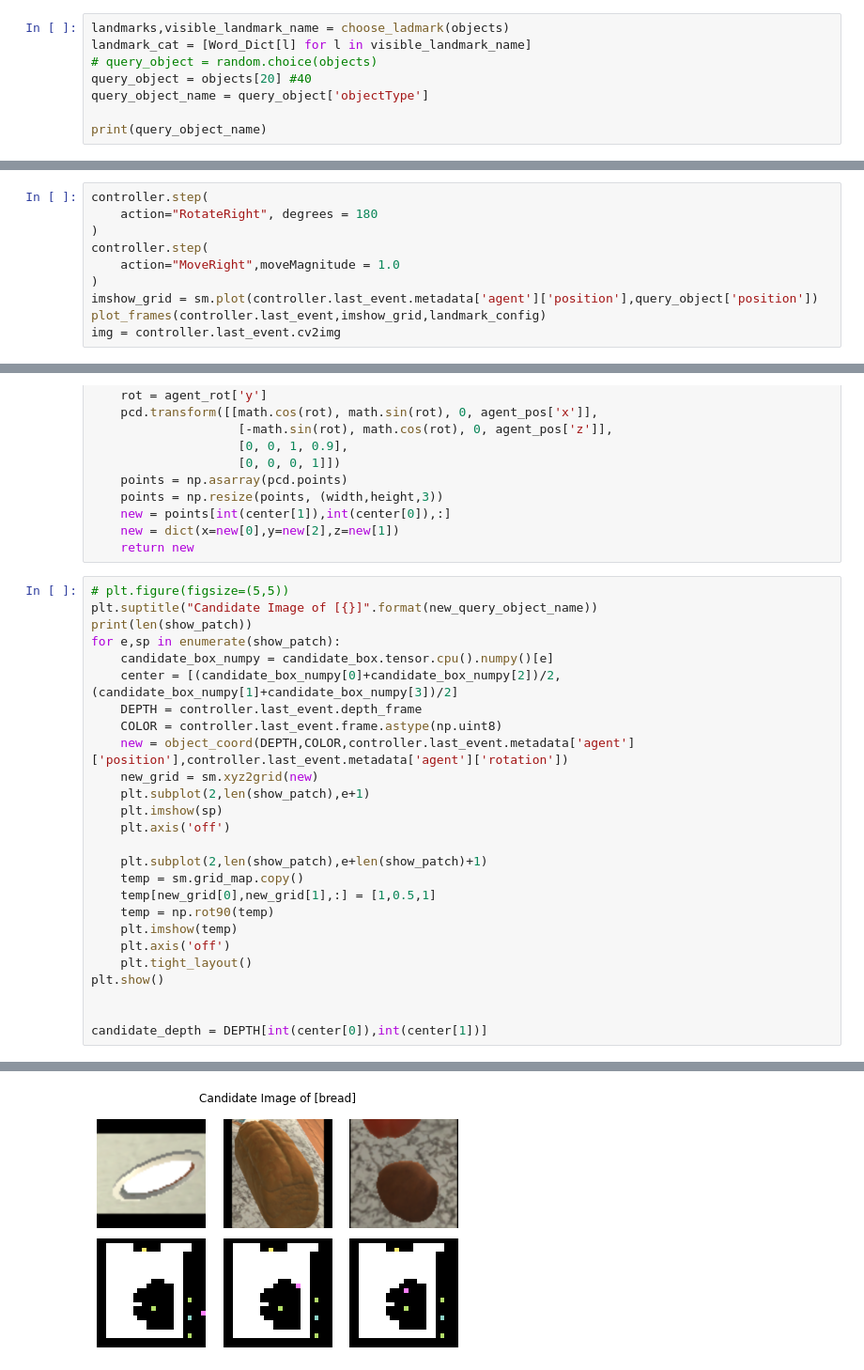
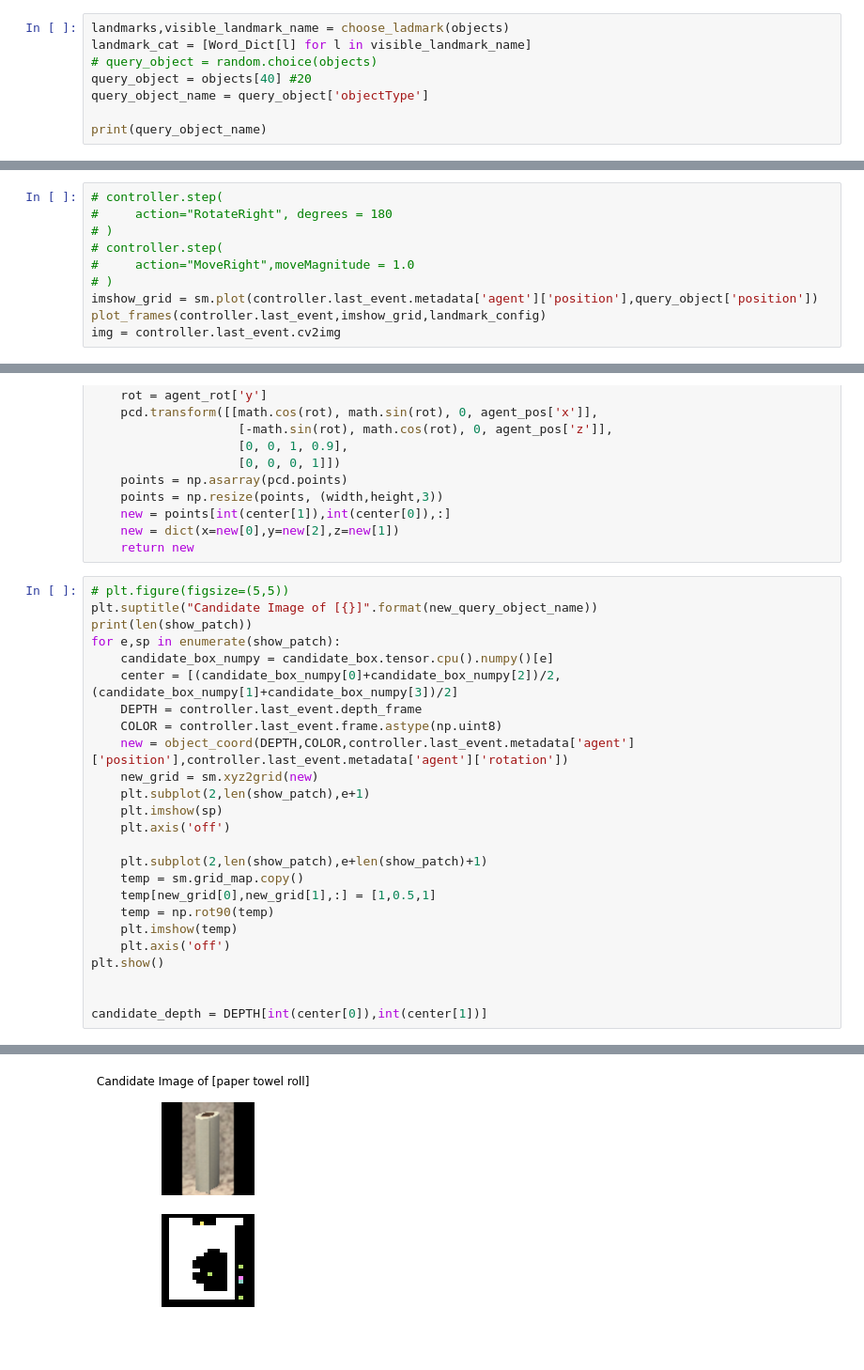
Before and after one commit to jeongeun980906/Zeroshot-Active-VIsual-Search, a Jupyter notebook: Detection.ipynb, the cells around one changed output, grey strips where cells are left out. Shown: that part at 94% size. Saved outputs shown, nothing was run; the diff lists cells and outputs as text; blank space fills up the shorter version.

```diff
--- a/Detection.ipynb
+++ b/Detection.ipynb
@@ -108,7 +108,7 @@ Object Metadata. Not showing objectOrientedBoundingBox, axisAlignedBoundingBox,
 landmarks,visible_landmark_name = choose_ladmark(objects)
 landmark_cat = [Word_Dict[l] for l in visible_landmark_name]
 # query_object = random.choice(objects)
-query_object = objects[20] #40
+query_object = objects[40] #20
 query_object_name = query_object['objectType']
 
 print(query_object_name)
@@ -167,12 +167,12 @@ model.load_state_dict(pretrained_dict)
 
 predictor = DefaultPredictor(cfg,model)
 # %%
-controller.step(
-    action="RotateRight", degrees = 180
-)
-controller.step(
-    action="MoveRight",moveMagnitude = 1.0
-)
+# controller.step(
+#     action="RotateRight", degrees = 180
+# )
+# controller.step(
+#     action="MoveRight",moveMagnitude = 1.0
+# )
 imshow_grid = sm.plot(controller.last_event.metadata['agent']['position'],query_object['position'])
 plot_frames(controller.last_event,imshow_grid,landmark_config)
 img = controller.last_event.cv2img
@@ -360,7 +356,6 @@ for e,sp in enumerate(show_patch):
     temp = np.rot90(temp)
     plt.imshow(temp)
     plt.axis('off')
-    plt.tight_layout()
 plt.show()
 
 
@@ -370 +365 @@ candidate_depth = DEPTH[int(center[0]),int(center[1])]
-[figure, old version]
+[figure, new version]
```
Also changed, not shown: parts of 11 cells of this notebook, 4 other files.
